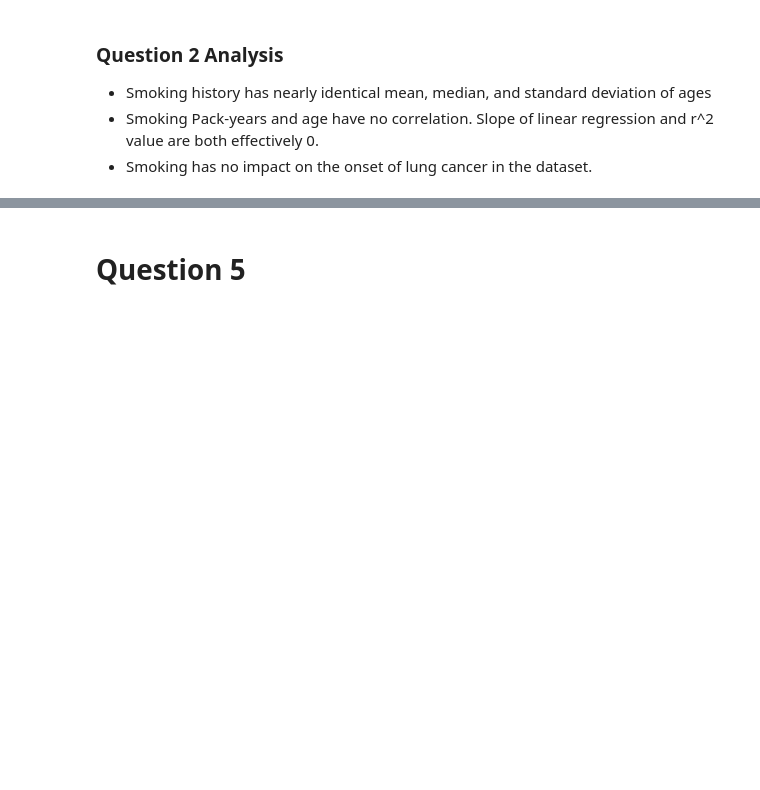
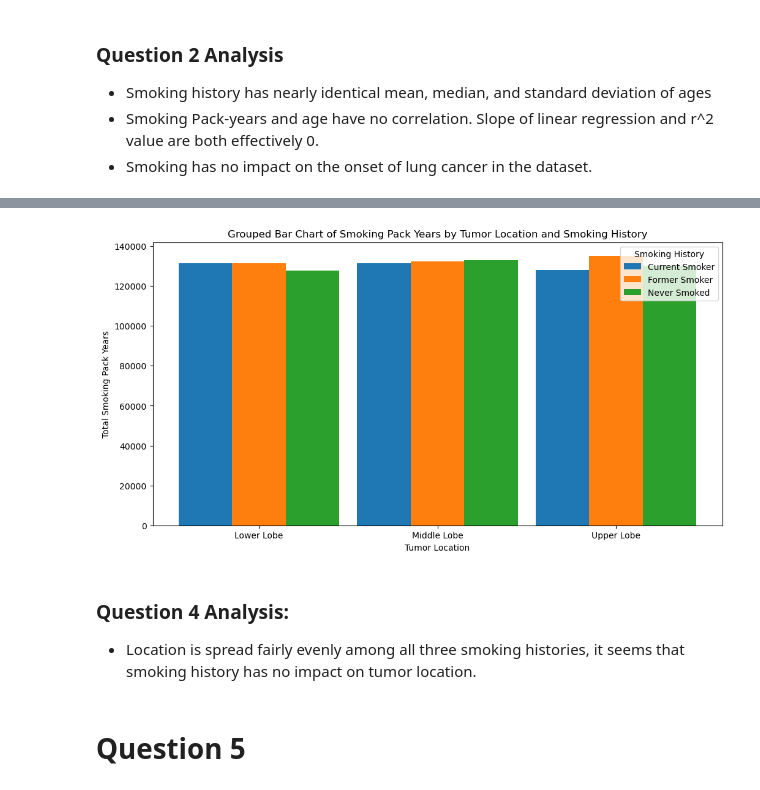
Before and after one commit to nbscarth/project-1-python, a Jupyter notebook: Project_1/lung_cancer_analysis.ipynb, the cells around one changed output, grey strips where cells are left out. Saved outputs shown, nothing was run; the diff lists cells and outputs as text; code cells hidden in the pictures; blank space fills up the shorter version.

```diff
--- a/Project_1/lung_cancer_analysis.ipynb
+++ b/Project_1/lung_cancer_analysis.ipynb
@@ -218,3 +269,33 @@ r^2 value: 1.9215548355196506e-06
+# %%
+# Extract relevant columns
+data = cancer_df[['Tumor_Location', 'Smoking_Pack_Years', 'Smoking_History']]
+
+# Group by Tumor_Location and Smoking_History, summing up the pack years
+grouped_data = data.groupby(['Tumor_Location', 'Smoking_History'])['Smoking_Pack_Years'].sum().unstack()
+
+# Create a grouped bar chart
+plt.figure(figsize=(12, 6))
+bar_width = 0.3
+x = np.arange(len(grouped_data.index))
+
+for i, history in enumerate(grouped_data.columns):
+    plt.bar(x + i * bar_width, grouped_data[history], width=bar_width, label=history)
+
+plt.xlabel('Tumor Location')
+plt.ylabel('Total Smoking Pack Years')
+plt.title('Grouped Bar Chart of Smoking Pack Years by Tumor Location and Smoking History')
+plt.xticks(x + bar_width, grouped_data.index)
+plt.legend(title='Smoking History')
+
+# Save figure
+plt.savefig("Output/Tumor_Location_fig")
+
+plt.show()
+# %% [output]
+[figure, added]
+# %% [markdown]
+### Question 4 Analysis:
+- Location is spread fairly evenly among all three smoking histories, it seems that smoking history has no impact on tumor location.
 # %% [markdown]
 # Question 5
 # %% [markdown]
```
Also changed, not shown: parts of 4 cells of this notebook, 3 other files.
